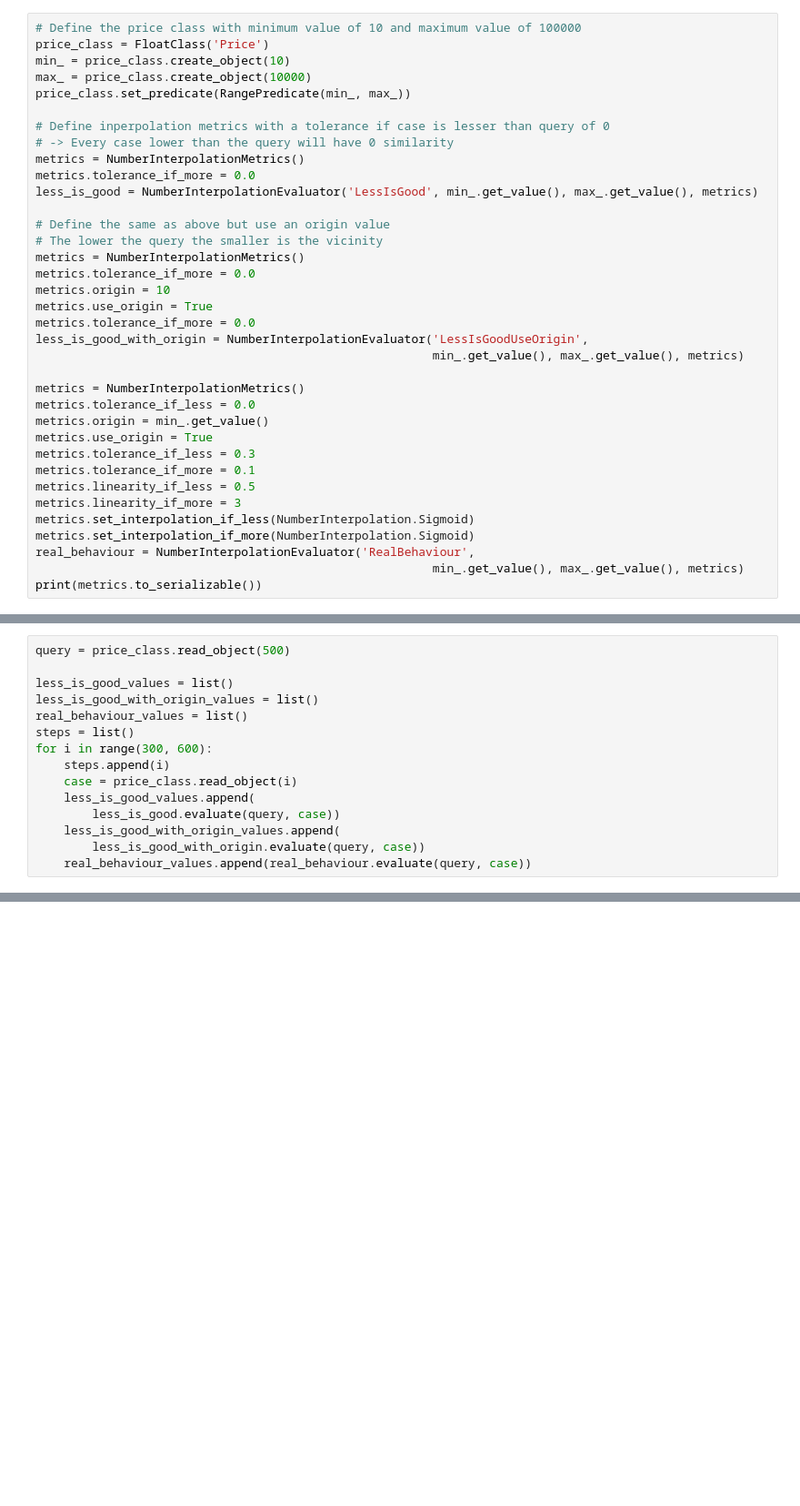
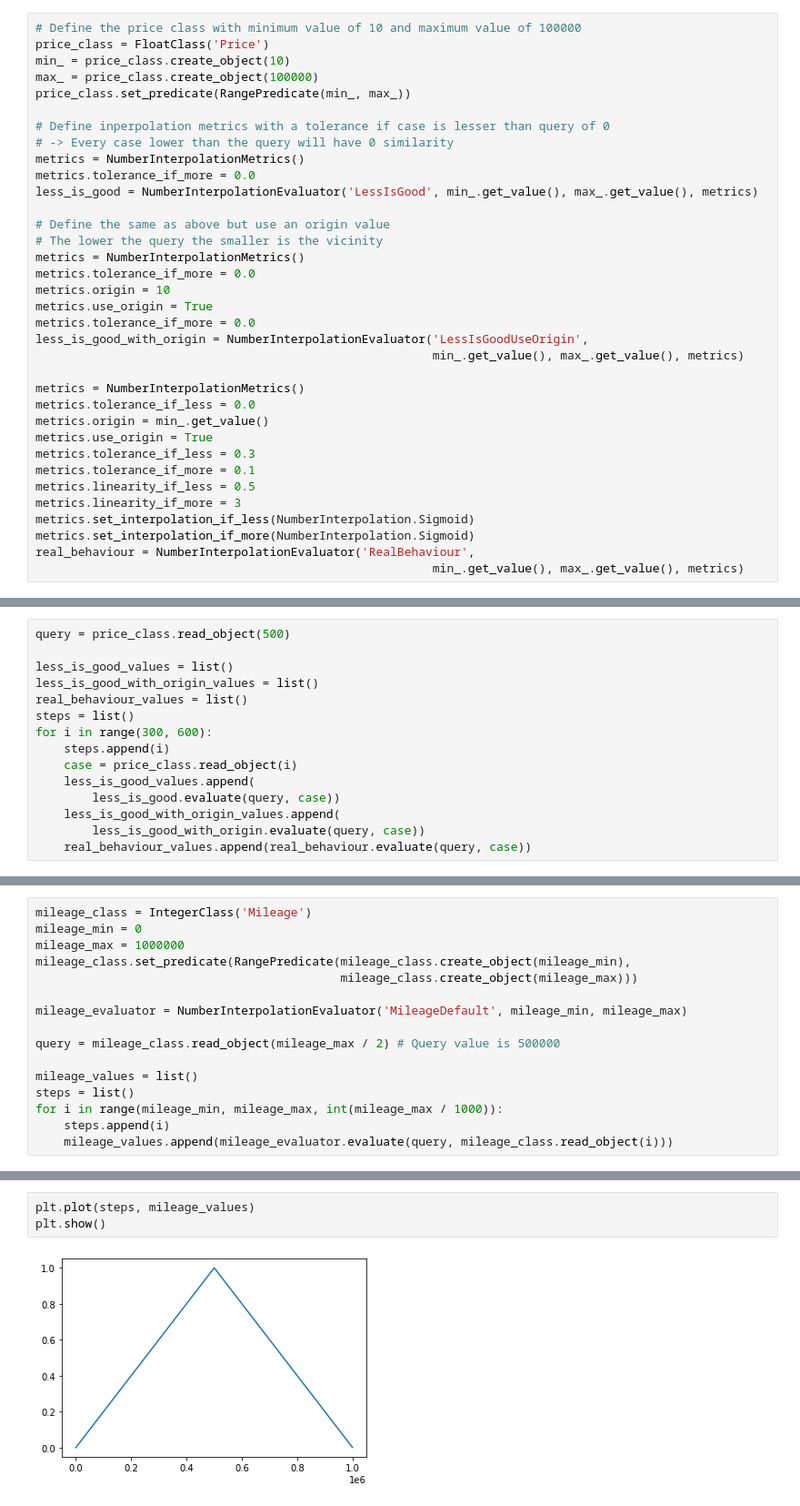
Before and after one commit to hilfestellung/PyCBR, a Jupyter notebook: PyCBR-Samples.ipynb, the cells around one changed output, grey strips where cells are left out. Shown: that part at 91% size. Saved outputs shown, nothing was run; the diff lists cells and outputs as text; blank space fills up the shorter version.

```diff
--- a/PyCBR-Samples.ipynb
+++ b/PyCBR-Samples.ipynb
@@ -16,7 +32,7 @@ from cbrlib.model.StringClass import StringClass
 # Define the price class with minimum value of 10 and maximum value of 100000
 price_class = FloatClass('Price')
 min_ = price_class.create_object(10)
-max_ = price_class.create_object(10000)
+max_ = price_class.create_object(100000)
 price_class.set_predicate(RangePredicate(min_, max_))
 
 # Define inperpolation metrics with a tolerance if case is lesser than query of 0
@@ -47,4 +63,3 @@ metrics.set_interpolation_if_less(NumberInterpolation.Sigmoid)
 metrics.set_interpolation_if_more(NumberInterpolation.Sigmoid)
 real_behaviour = NumberInterpolationEvaluator('RealBehaviour',
                                                         min_.get_value(), max_.get_value(), metrics)
-print(metrics.to_serializable())
@@ -96,0 +116,16 @@ plt.show()
+# %%
+mileage_class = IntegerClass('Mileage')
+mileage_min = 0
+mileage_max = 1000000
+mileage_class.set_predicate(RangePredicate(mileage_class.create_object(mileage_min),
+                                           mileage_class.create_object(mileage_max)))
+
+mileage_evaluator = NumberInterpolationEvaluator('MileageDefault', mileage_min, mileage_max)
+
+query = mileage_class.read_object(mileage_max / 2) # Query value is 500000
+
+mileage_values = list()
+steps = list()
+for i in range(mileage_min, mileage_max, int(mileage_max / 1000)):
+    steps.append(i)
+    mileage_values.append(mileage_evaluator.evaluate(query, mileage_class.read_object(i)))
@@ -96,0 +134,5 @@ plt.show()
+# %%
+plt.plot(steps, mileage_values)
+plt.show()
+# %% [output]
+[figure, added]
```
Also changed, not shown: parts of 16 cells of this notebook, 7 other files.
